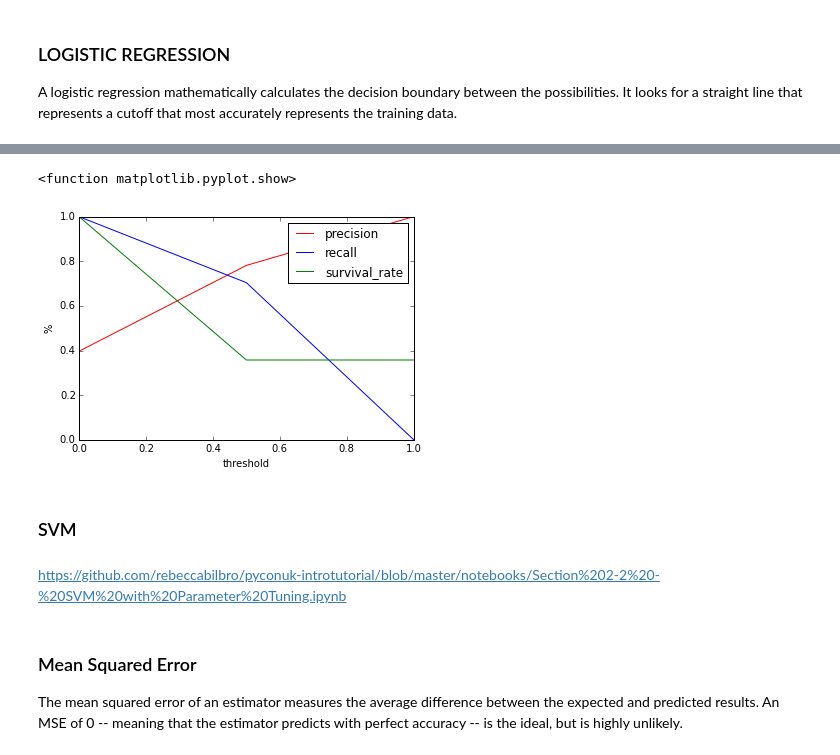
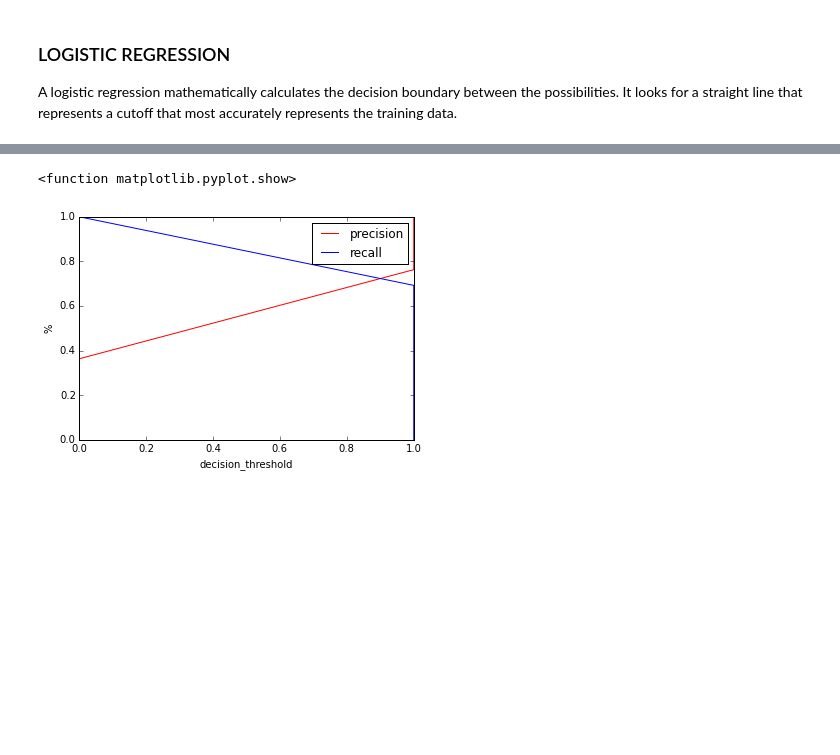
Before and after one commit to rebeccabilbro/titanic, a Jupyter notebook: titanicML.ipynb, the cells around one changed output, grey strips where cells are left out. Drawn from its saved outputs; the diff is of its cells as text; code cells hidden in the pictures; blank space fills up the shorter version.

Commit message:
added SVM and visualizations to ML lab

```diff
--- a/titanicML.ipynb
+++ b/titanicML.ipynb
@@ -236,0 +291,17 @@ for threshold in thresholds:
+# %%
+kernels = ['linear', 'poly', 'rbf']
+
+splits     = cross_validation.train_test_split(X,y, test_size=0.2)
+X_train, X_test, y_train, y_test = splits
+
+for kernel in kernels:
+    if kernel != 'poly':
+        model      = SVC(kernel=kernel)
+    else:
+        model      = SVC(kernel=kernel, degree=3)
+
+model.fit(X_train, y_train)
+expected   = y_test
+predicted  = model.predict(X_test)
+
+SVC_report = classification_report(expected, predicted)
@@ -237,21 +314,15 @@ for threshold in thresholds:
 # %%
-plt.plot(thresholds, precision, color='red')
-plt.plot(thresholds, recall, color='blue')
-plt.plot(thresholds, survival_rate, color='green')
-leg = plt.legend(('precision', 'recall','survival_rate'), frameon=True)
+from sklearn.metrics import precision_recall_curve
+precision, recall, thresholds = precision_recall_curve(y_test, predicted)
+decision_threshold = np.append(thresholds, 1)
+
+plt.plot(decision_threshold, precision, color='red')
+plt.plot(decision_threshold, recall, color='blue')
+leg = plt.legend(('precision', 'recall'), frameon=True)
 leg.get_frame().set_edgecolor('k')
-
-plt.xlabel('threshold')
+plt.xlabel('decision_threshold')
 plt.ylabel('%')
 plt.show
 # %% [output]
 <function matplotlib.pyplot.show>
-[figure, old version]
+[figure, new version]
-# %% [markdown]
-### SVM
-# %% [markdown]
-https://github.com/rebeccabilbro/pyconuk-introtutorial/blob/master/notebooks/Section%202-2%20-%20SVM%20with%20Parameter%20Tuning.ipynb
-# %% [markdown]
-### Mean Squared Error
-
-The mean squared error of an estimator measures the average difference between the expected and predicted results. An MSE of 0 -- meaning that the estimator predicts with perfect accuracy -- is the ideal, but is highly unlikely.
```
Also changed, not shown: parts of 27 cells of this notebook.
